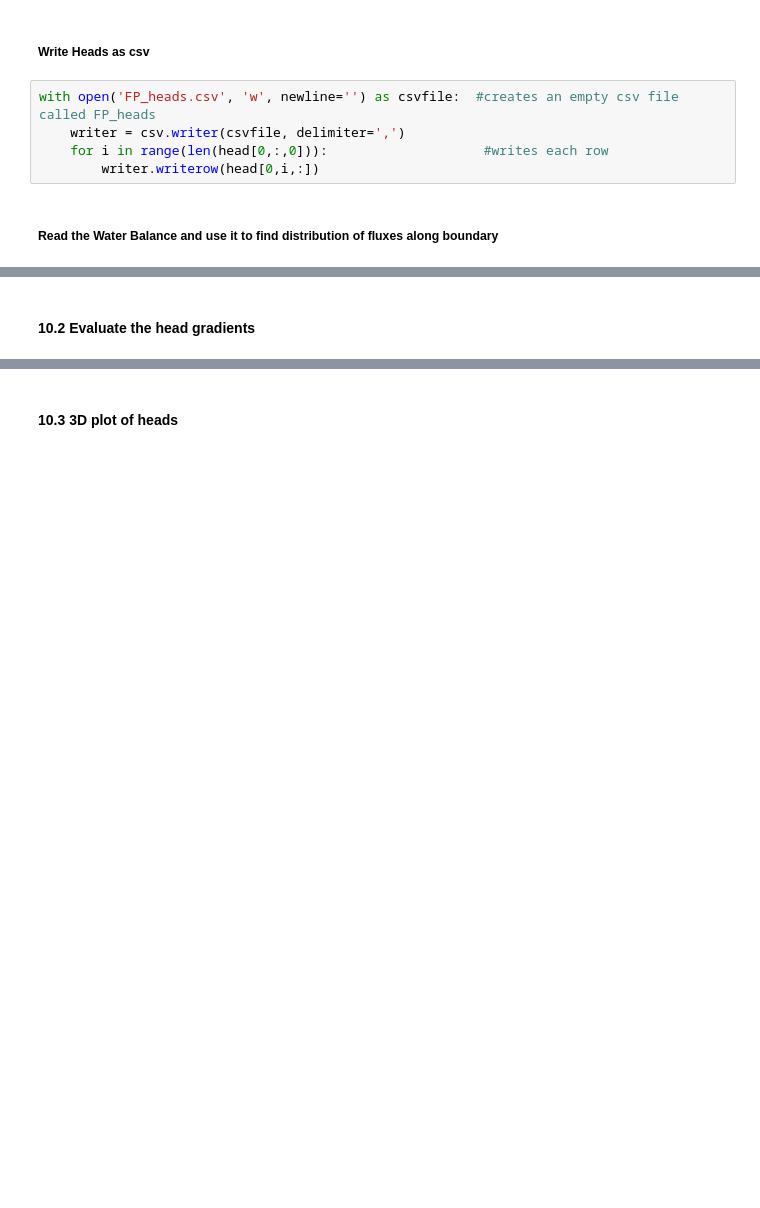
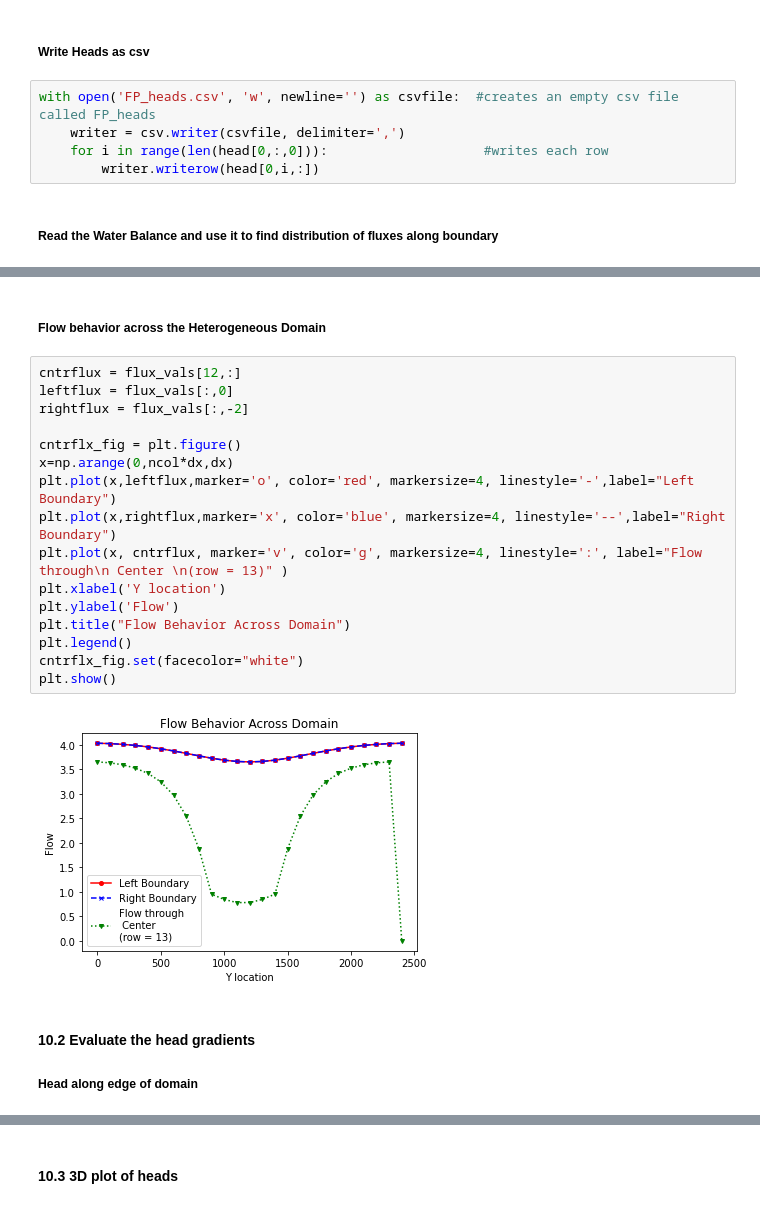
Before and after one commit to GW-modelling-Spring2022/homework-Whrligig, a Jupyter notebook: Working/HW3/starter code/BoxModel_flopy.ipynb, the cells around one changed output, grey strips where cells are left out. Cells and saved outputs as stored; diff of their text form; blank space fills up the shorter version.

```diff
--- a/Working/HW3/starter code/BoxModel_flopy.ipynb
+++ b/Working/HW3/starter code/BoxModel_flopy.ipynb
@@ -329,8 +332,29 @@ plt.legend()
 plt.show()
 # %% [output]
 [figure]
+# %% [markdown]
+##### Flow behavior across the Heterogeneous Domain
+# %%
+cntrflux = flux_vals[12,:]
+leftflux = flux_vals[:,0]
+rightflux = flux_vals[:,-2]
+
+cntrflx_fig = plt.figure()
+x=np.arange(0,ncol*dx,dx)
+plt.plot(x,leftflux,marker='o', color='red', markersize=4, linestyle='-',label="Left Boundary")
+plt.plot(x,rightflux,marker='x', color='blue', markersize=4, linestyle='--',label="Right Boundary")
+plt.plot(x, cntrflux, marker='v', color='g', markersize=4, linestyle=':', label="Flow through\n Center \n(row = 13)" )
+plt.xlabel('Y location')
+plt.ylabel('Flow')
+plt.title("Flow Behavior Across Domain")
+plt.legend()
+cntrflx_fig.set(facecolor="white")
+plt.show()
+# %% [output]
+[figure, added]
 # %% [markdown]
 #### 10.2 Evaluate the head gradients
+##### Head along edge of domain
 # %%
 head_fig = plt.figure()
 x=np.arange(100,2600,100)
```
Also changed, not shown: parts of 13 cells of this notebook, 22 other files.
